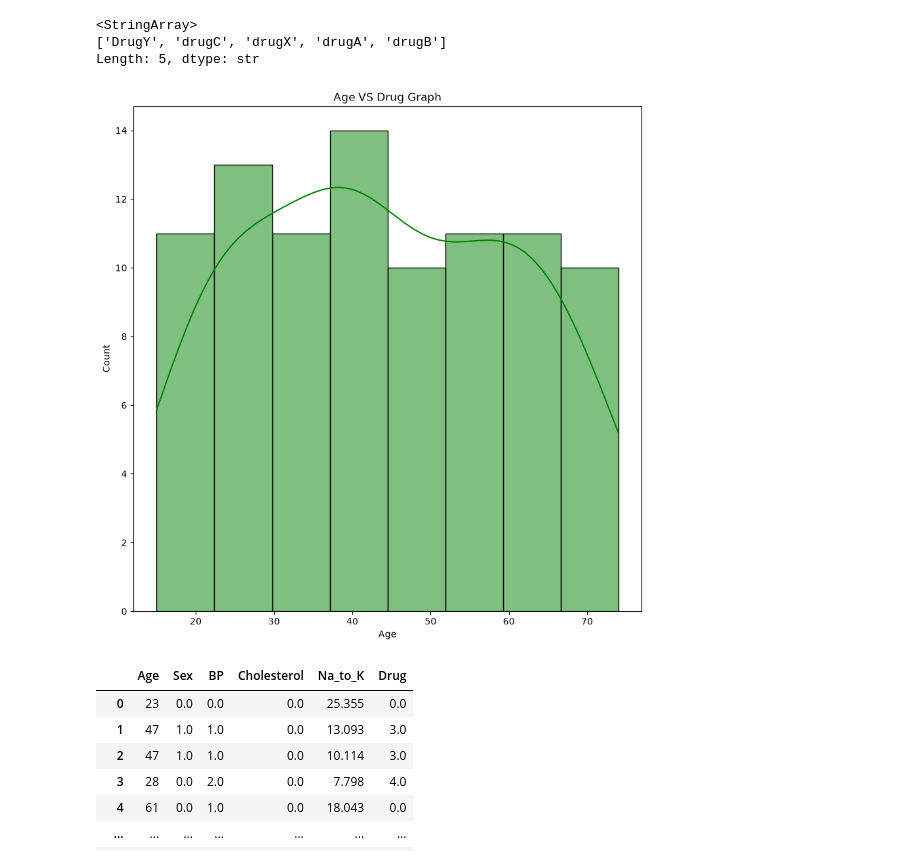
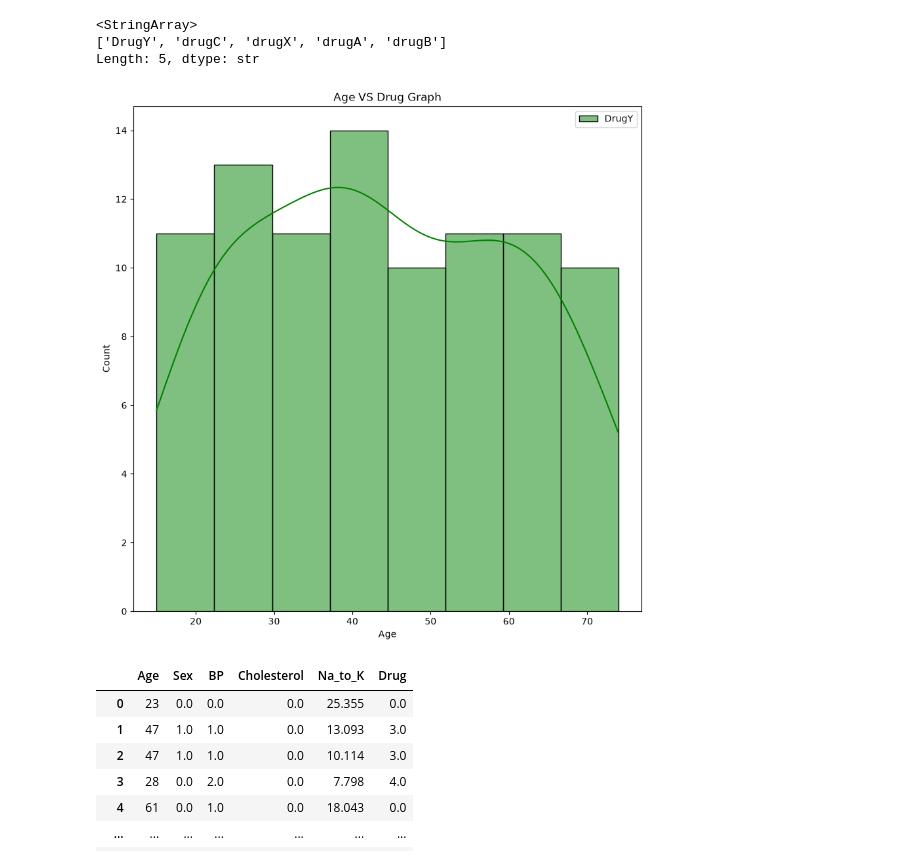
Before and after one commit to farmanali11/core-ai-learning, a Jupyter notebook: 03-classical-ml/01-scikit/08-decision-tree-algorithm.ipynb, the cells around one changed output. Saved outputs shown, nothing was run; the diff lists cells and outputs as text; code cells hidden in the pictures.

```diff
--- a/03-classical-ml/01-scikit/08-decision-tree-algorithm.ipynb
+++ b/03-classical-ml/01-scikit/08-decision-tree-algorithm.ipynb
@@ -106,20 +106,20 @@ Length: 5, dtype: str
 # %%
 plt.figure(figsize=(10,10))
 
 # 2. Use axes-level functions (histplot) with a label for the legend
 sns.histplot(df[df["Drug"] == "DrugY"]["Age"], color="green", label="DrugY", kde=True)
 sns.histplot(df[df["Drug"] == "DrugX"]["Age"], color="red", label="DrugX", kde=True)
 sns.histplot(df[df["Drug"] == "DrugA"]["Age"], color="black", label="DrugA", kde=True)
 sns.histplot(df[df["Drug"] == "DrugB"]["Age"], color="orange", label="DrugB", kde=True)
 sns.histplot(df[df["Drug"] == "DrugC"]["Age"], color="blue", label="DrugC", kde=True)
 
 
 plt.title("Age VS Drug Graph")
-
+plt.legend()
 
 plt.show()
 # %% [output]
-[figure, old version]
+[figure, new version]
 # %%
 from sklearn.preprocessing import OrdinalEncoder
 
```
Also changed, not shown: parts of 1 cell of this notebook, 2 other files.
